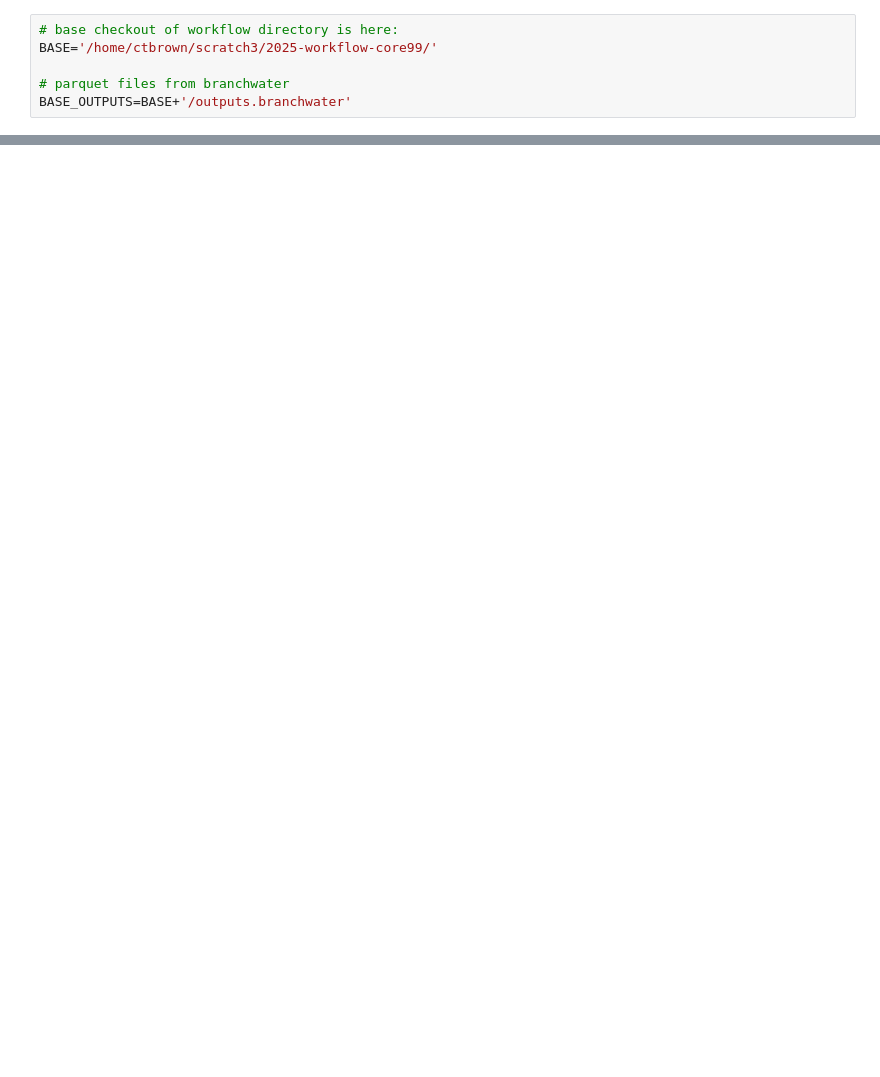
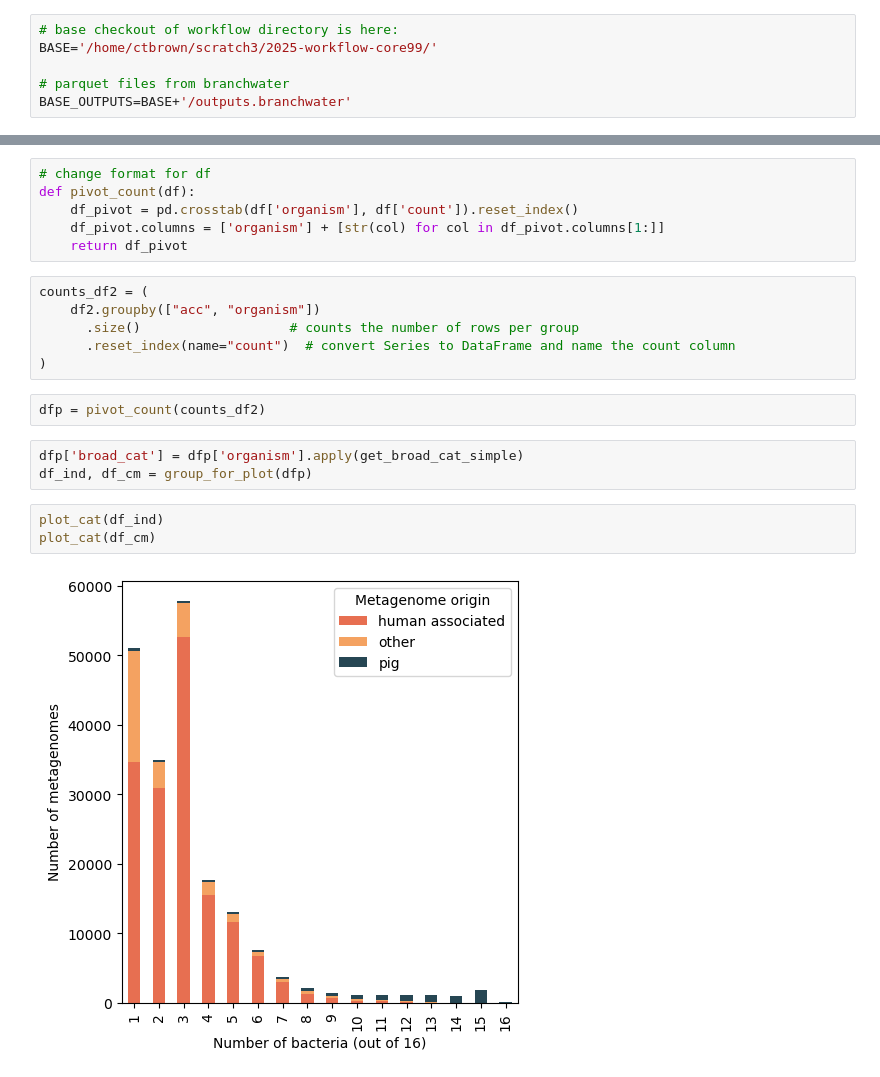
Before and after one commit to AnneliektH/2025-pig-corespp, a Jupyter notebook: workflow/notebooks/251207_branchwater.ipynb, the cells around one changed output, grey strips where cells are left out. Cells and saved outputs as stored; diff of their text form; blank space fills up the shorter version.

```diff
--- a/workflow/notebooks/251207_branchwater.ipynb
+++ b/workflow/notebooks/251207_branchwater.ipynb
@@ -230,0 +205,22 @@ plot_cat_percent(df_cm)
+# %%
+# change format for df
+def pivot_count(df):
+    df_pivot = pd.crosstab(df['organism'], df['count']).reset_index()
+    df_pivot.columns = ['organism'] + [str(col) for col in df_pivot.columns[1:]]
+    return df_pivot
+# %%
+counts_df2 = (
+    df2.groupby(["acc", "organism"])
+      .size()                   # counts the number of rows per group
+      .reset_index(name="count")  # convert Series to DataFrame and name the count column
+)
+# %%
+dfp = pivot_count(counts_df2)
+# %%
+dfp['broad_cat'] = dfp['organism'].apply(get_broad_cat_simple)
+df_ind, df_cm = group_for_plot(dfp)
+# %%
+plot_cat(df_ind)
+plot_cat(df_cm)
+# %% [output]
+[figure, added]
```
Also changed, not shown: parts of 30 cells of this notebook, 2 other files.
